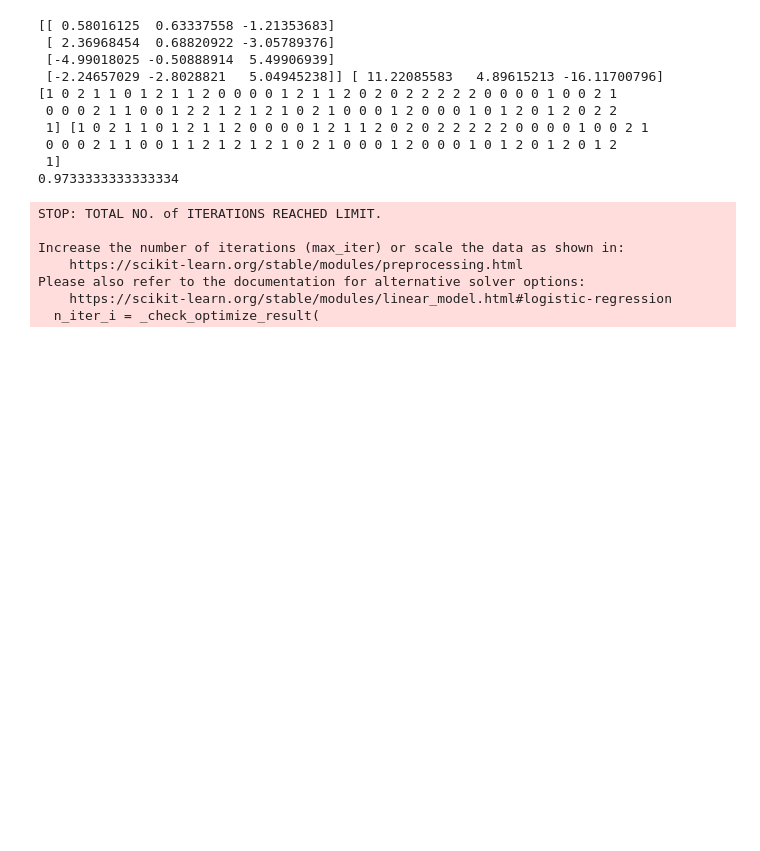
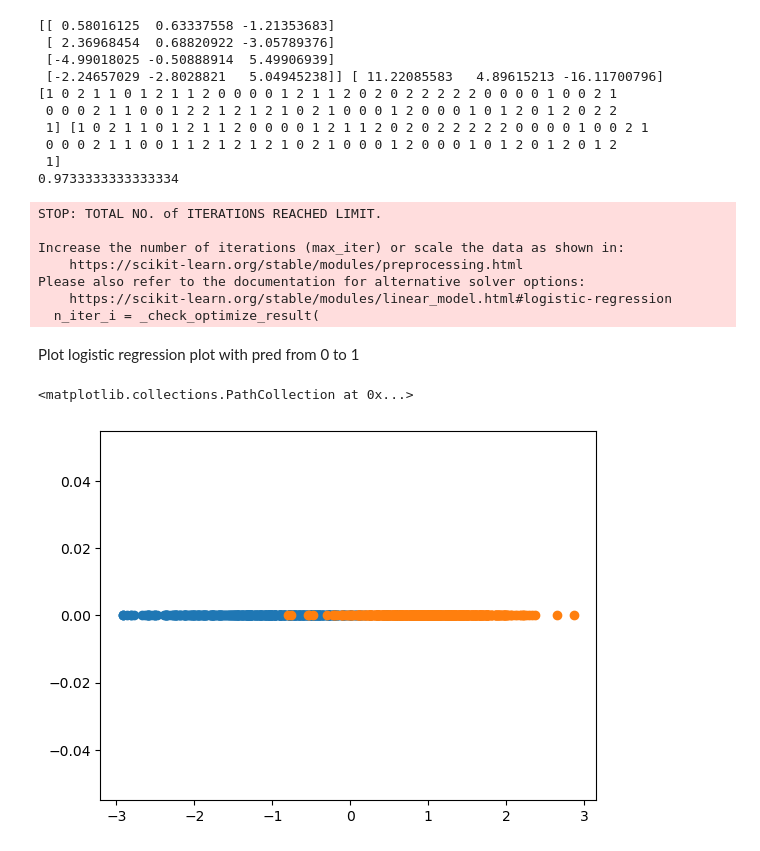
Before and after one commit to Vadimbuildercxx/MLAlg, a Jupyter notebook: regularization.ipynb, the cells around one changed output. Cells and saved outputs as stored; diff of their text form; code cells hidden in the pictures; blank space fills up the shorter version.

Commit message:
Added logistic curve

```diff
--- a/regularization.ipynb
+++ b/regularization.ipynb
@@ -504,3 +504,25 @@ Increase the number of iterations (max_iter) or scale the data as shown in:
 Please also refer to the documentation for alternative solver options:
     https://scikit-learn.org/stable/modules/linear_model.html#logistic-regression
   n_iter_i = _check_optimize_result(
+# %% [markdown]
+Plot logistic regression plot with pred from 0 to 1
+# %%
+import pandas as pd
+from sklearn.datasets import make_classification
+X_2d_cf,y_2d_cf = make_classification(n_samples=1000, n_features=1, n_informative=1,
+                    n_redundant=0, n_repeated=0, n_classes=2, n_clusters_per_class=1,
+                    class_sep=1,
+                    flip_y=0,weights=[0.4,0.5])
+
+
+df = pd.DataFrame()
+df["x0"] = X_2d_cf[:,0]
+#df["x1"] = X_2d_cf[:,1]
+
+df["y"] = y_2d_cf
+
+plt.scatter(df[df["y"] == 0]["x0"], np.zeros(len(df[df["y"] == 0]["x0"]))) #, df[df["y"] == 0]["x1"])
+plt.scatter(df[df["y"] == 1]["x0"], np.zeros(len(df[df["y"] == 1]["x0"]))) #df[df["y"] == 1]["x1"])
+# %% [output]
+<matplotlib.collections.PathCollection at 0x...>
+[figure, added]
```
Also changed, not shown: parts of 3 cells of this notebook.
